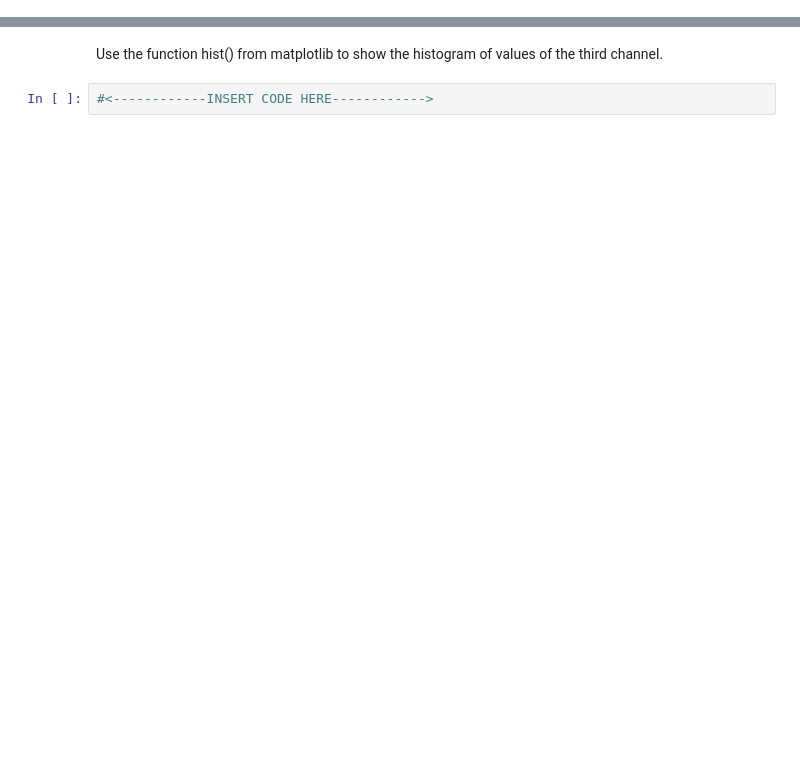
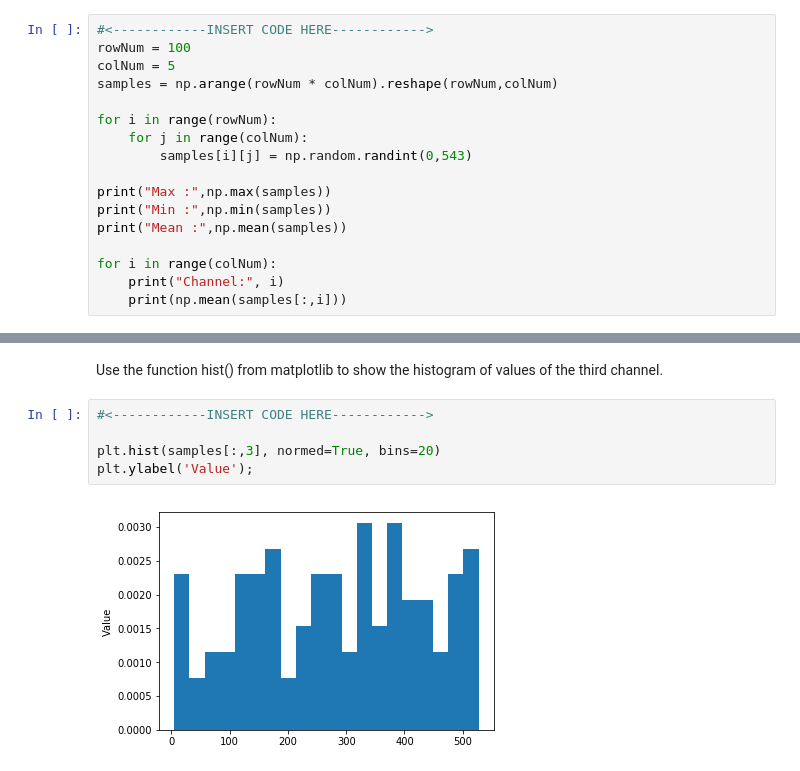
Before and after one commit to AidenGreen/ce888labs, a Jupyter notebook: lab/lab1/lab1.ipynb, the cells around one changed output, grey strips where cells are left out. Cells and saved outputs as stored; diff of their text form; blank space fills up the shorter version.

```diff
--- a/lab/lab1/lab1.ipynb
+++ b/lab/lab1/lab1.ipynb
@@ -543,0 +630,17 @@ Create a 5 (channels) x 100 (samples) matrix of random integers between 0 and 54
+# %%
+#<------------INSERT CODE HERE------------>
+rowNum = 100
+colNum = 5
+samples = np.arange(rowNum * colNum).reshape(rowNum,colNum)
+
+for i in range(rowNum):
+    for j in range(colNum):
+        samples[i][j] = np.random.randint(0,543)
+
+print("Max :",np.max(samples))
+print("Min :",np.min(samples))
+print("Mean :",np.mean(samples))
+
+for i in range(colNum):
+    print("Channel:", i)
+    print(np.mean(samples[:,i]))
@@ -544,4 +661,9 @@ Create a 5 (channels) x 100 (samples) matrix of random integers between 0 and 54
 # %% [markdown]
 Use the function hist() from matplotlib to show the histogram of values of the third channel.
-# %%
-#<------------INSERT CODE HERE------------>
+# %%
+#<------------INSERT CODE HERE------------>
+
+plt.hist(samples[:,3], normed=True, bins=20)
+plt.ylabel('Value');
+# %% [output]
+[figure, added]
```
Also changed, not shown: parts of 23 cells of this notebook, 11 other files.
